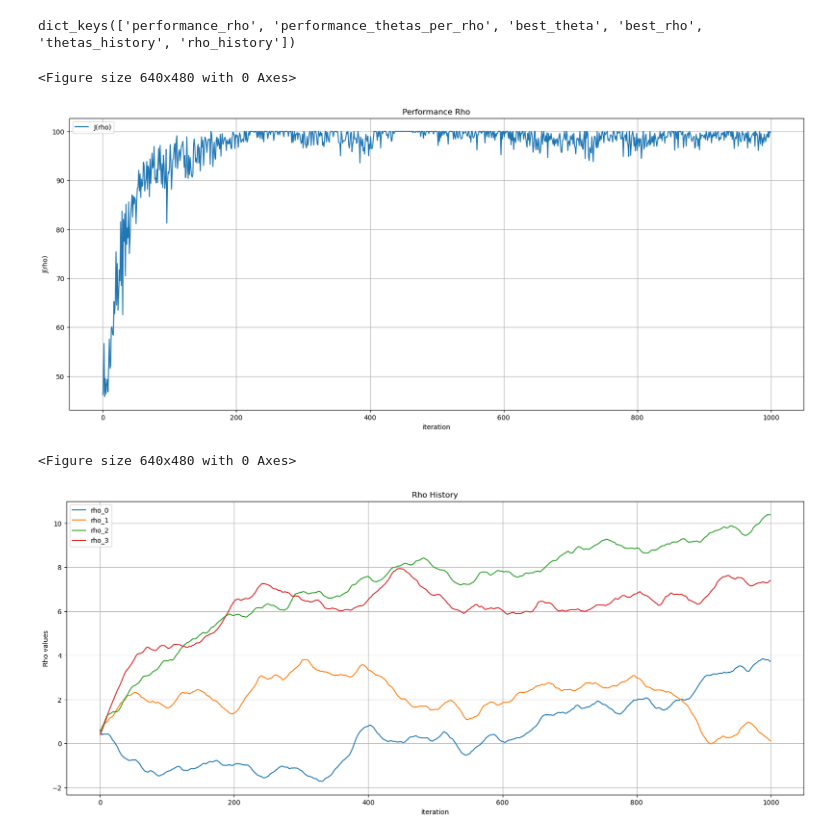
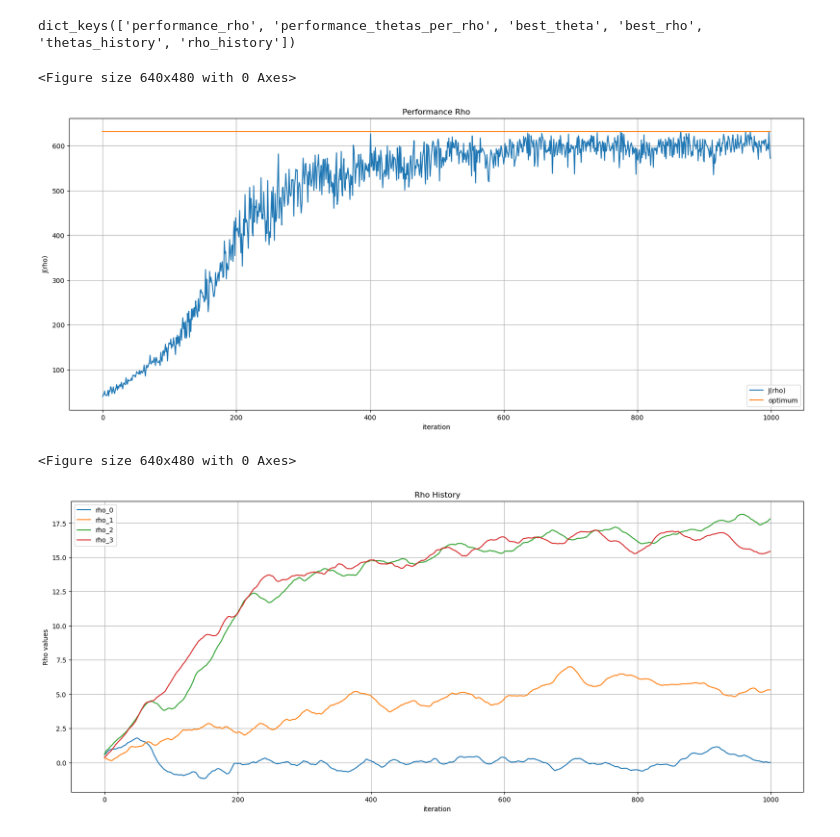
Before and after one commit to MontenegroAlessandro/MagicRL, a Jupyter notebook: notebooks/cartpole_plots.ipynb, the cells around one changed output. Drawn from its saved outputs; the diff is of its cells as text; code cells hidden in the pictures.

Commit message:
cartpole long horizon experiment

```diff
--- a/notebooks/cartpole_plots.ipynb
+++ b/notebooks/cartpole_plots.ipynb
@@ -5,13 +5,23 @@
 import numpy as np
 import matplotlib.pyplot as plt
 import json
+# %%
+horizon = 1000
+gamma = 0.999
+R_max = 1
+if gamma == 0:
+    score = 0
+else:
+    score = ((1 - (gamma ** horizon))/(1 - gamma))
+max_J = score * R_max
 # %% [markdown]
 ## Policy Gradient (GPOMDP)
 # %%
 # open file
 # path = "/Users/ale/results/pg/pg_test_gpomdp"
 # path = "/Users/ale/results/pg/pg_test_gpomdp_adasigma"
-path = "/Users/ale/results/pg/pg_test_gpomdp_adasigma_adam"
+# path = "/Users/ale/results/pg/pg_test_gpomdp_adasigma_adam"
+path = "/Users/ale/results/pg/pg_test_gpomdp_adasigma_adam_long"
 # path = "/Users/ale/results/pg/pg_test_reinforce"
 name = path + "/pg_results.json"
 file = open(name)
@@ -64,7 +75,8 @@ plt.show()
 # %%
 # open file
 # path = "/Users/ale/results/pgpe/pgpe_test_cartpole"
-path = "/Users/ale/results/pgpe/pgpe_test_cartpole_adam"
+# path = "/Users/ale/results/pgpe/pgpe_test_cartpole_adam"
+path = "/Users/ale/results/pgpe/pgpe_test_cartpole_adam_long"
 name = path + "/pgpe_results.json"
 file = open(name)
 data = json.load(file)
@@ -86,16 +98,17 @@ x = np.arange(ite)
 # %%
 plt.clf()
 plt.figure(figsize=(20, 8))
 plt.plot(x, perf_rho, label="J(rho)")
+plt.plot(x, max_J * np.ones(ite), label="optimum")
 plt.title("Performance Rho")
 plt.xlabel("iteration")
 plt.ylabel("J(rho)")
 plt.grid()
 plt.legend(loc='best')
 plt.show()
 # %% [output]
 <Figure size 640x480 with 0 Axes>
-[figure, old version]
+[figure, new version]
 # %%
 plt.clf()
 plt.figure(figsize=(20, 8))
@@ -109,4 +122,4 @@ plt.legend(loc='best')
 plt.show()
 # %% [output]
 <Figure size 640x480 with 0 Axes>
-[figure, old version]
+[figure, new version]
```
Also changed, not shown: parts of 2 cells of this notebook, 2 other files.
